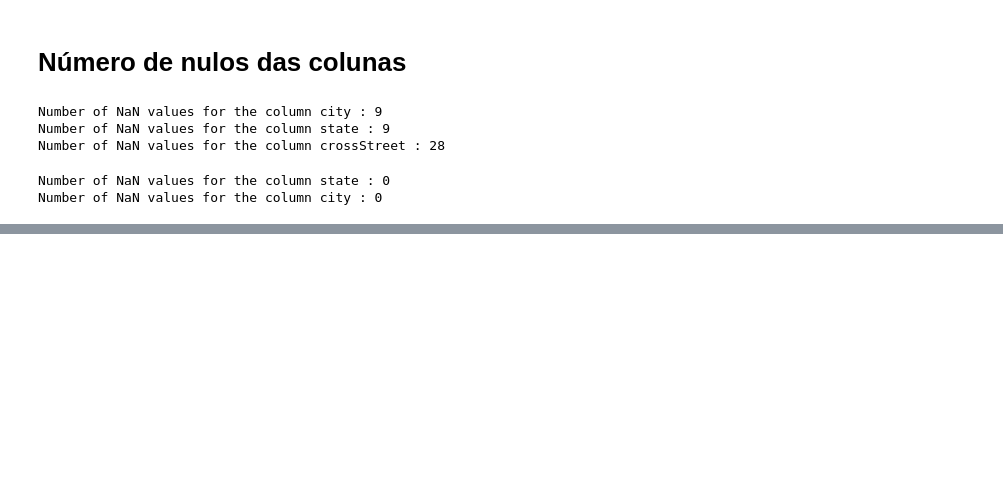
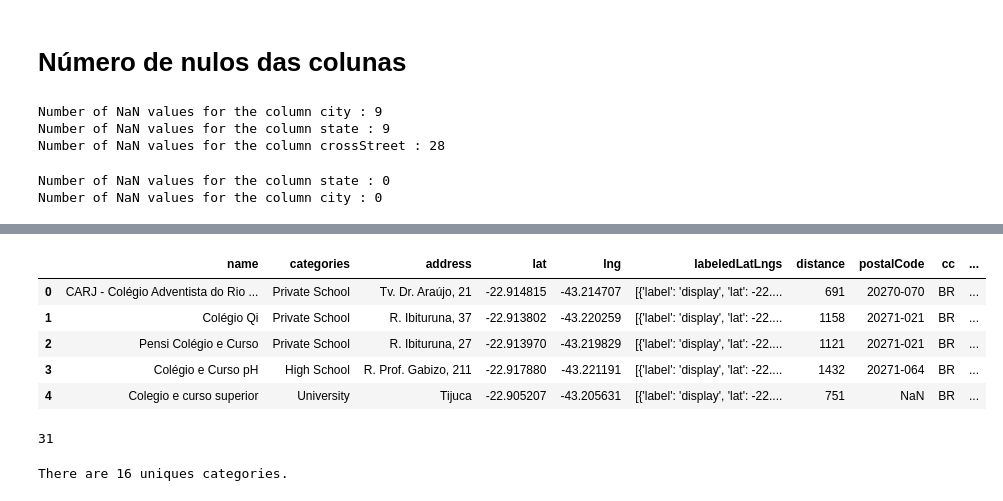
Before and after one commit to SamiraHabib/Coursera_Capstone, a Jupyter notebook: Coursera_Capstone.ipynb, the cells around one changed output, grey strips where cells are left out. Saved outputs shown, nothing was run; the diff lists cells and outputs as text; code cells hidden in the pictures; blank space fills up the shorter version.

```diff
--- a/Coursera_Capstone.ipynb
+++ b/Coursera_Capstone.ipynb
@@ -344,0 +367,17 @@ Name: categories, dtype: int64
+# %%
+df_school_filtered.head()
+# %% [output]
+|  | name | categories | address | lat | lng | labeledLatLngs | distance | postalCode | cc | ... |
+| 0 | CARJ - Colégio Adventista do Rio ... | Private School | Tv. Dr. Araújo, 21 | -22.914815 | -43.214707 | [{'label': 'display', 'lat': -22.... | 691 | 20270-070 | BR | ... |
+| 1 | Colégio Qi | Private School | R. Ibituruna, 37 | -22.913802 | -43.220259 | [{'label': 'display', 'lat': -22.... | 1158 | 20271-021 | BR | ... |
+| 2 | Pensi Colégio e Curso | Private School | R. Ibituruna, 27 | -22.913970 | -43.219829 | [{'label': 'display', 'lat': -22.... | 1121 | 20271-021 | BR | ... |
+| 3 | Colégio e Curso pH | High School | R. Prof. Gabizo, 211 | -22.917880 | -43.221191 | [{'label': 'display', 'lat': -22.... | 1432 | 20271-064 | BR | ... |
+| 4 | Colegio e curso superior | University | Tijuca | -22.905207 | -43.205631 | [{'label': 'display', 'lat': -22.... | 751 | NaN | BR | ... |
+# %%
+df_school_filtered['name'].count()
+# %% [output]
+31
+# %%
+print('There are {} uniques categories.'.format(len(df_school_filtered['categories'].unique())))
+# %% [output]
+There are 16 uniques categories.
```
Also changed, not shown: parts of 12 cells of this notebook.
